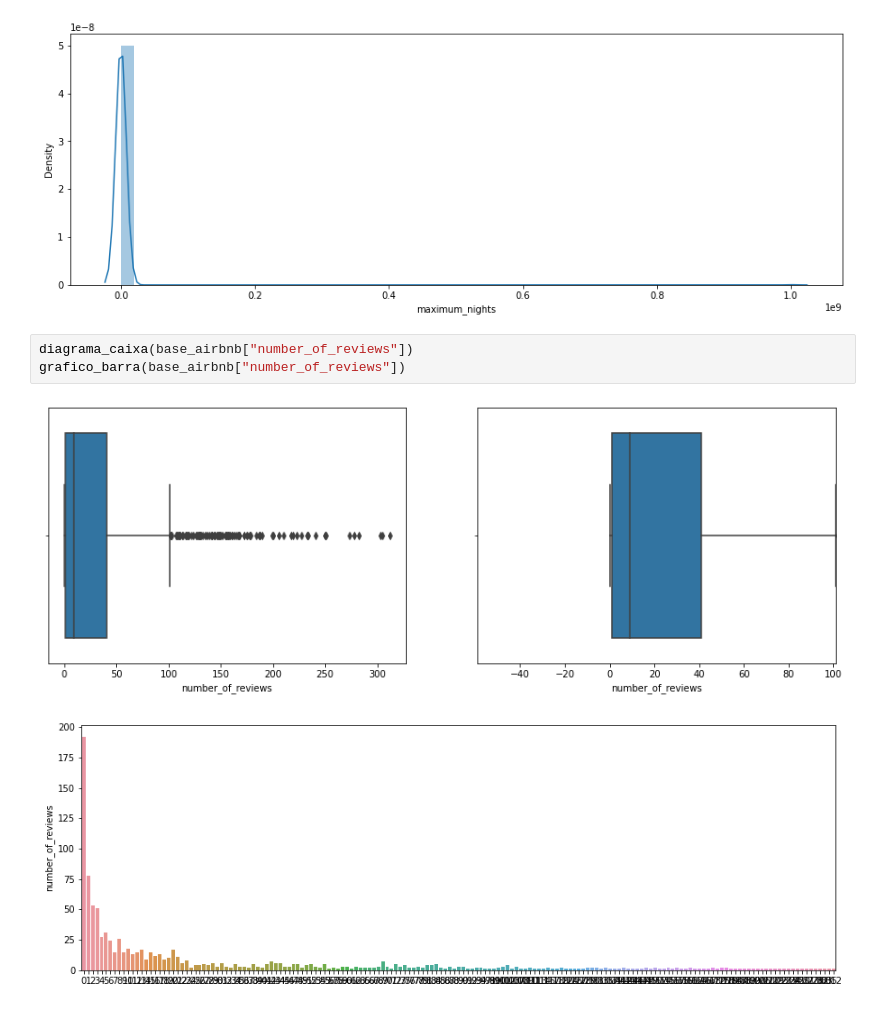
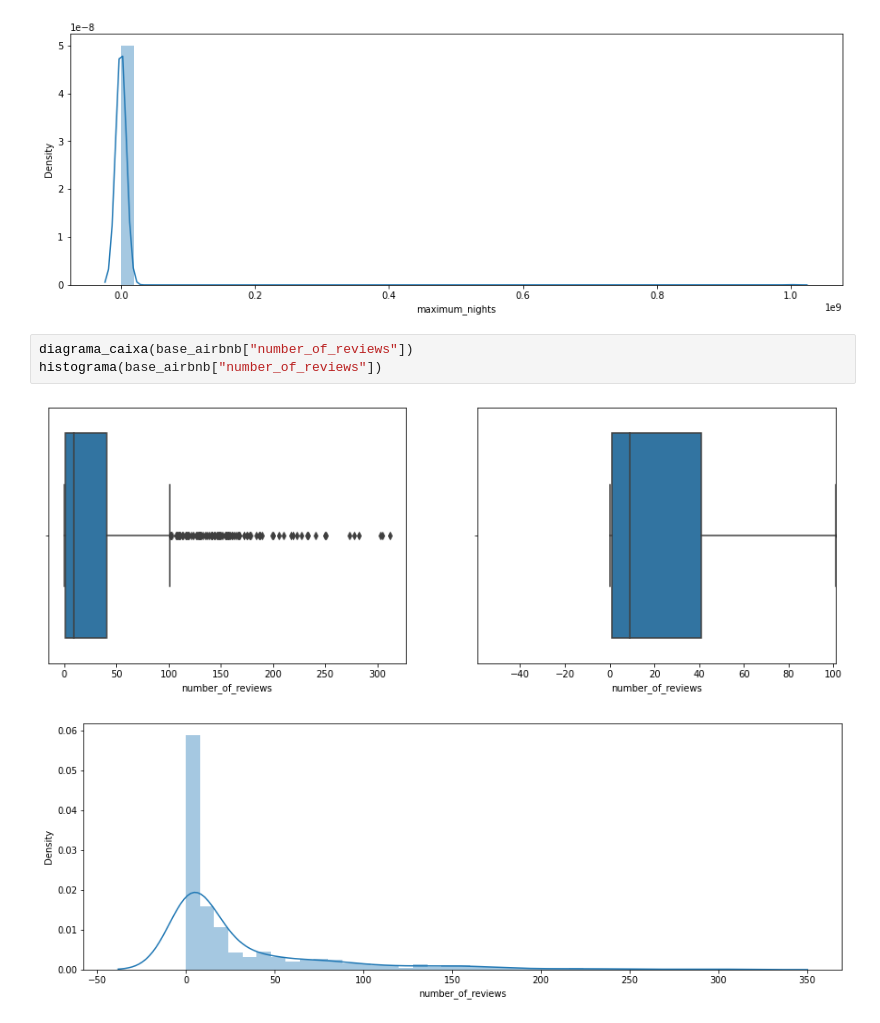
Before and after one commit to diegoSilva93/Data_Science_aplicado_para_o_mercado, a Jupyter notebook: Data_Science_Aplicação__mercado_trabalho.ipynb, the cells around one changed output. Drawn from its saved outputs; the diff is of its cells as text.

```diff
--- a/Data_Science_Aplicação__mercado_trabalho.ipynb
+++ b/Data_Science_Aplicação__mercado_trabalho.ipynb
@@ -371,7 +371,7 @@ histograma(base_airbnb["maximum_nights"])
 [figure]
 # %%
 diagrama_caixa(base_airbnb["number_of_reviews"])
-grafico_barra(base_airbnb["number_of_reviews"])
+histograma(base_airbnb["number_of_reviews"])
 # %% [output]
 [figure]
-[figure, old version]
+[figure, new version]
```
Also changed, not shown: parts of 2 cells of this notebook.
